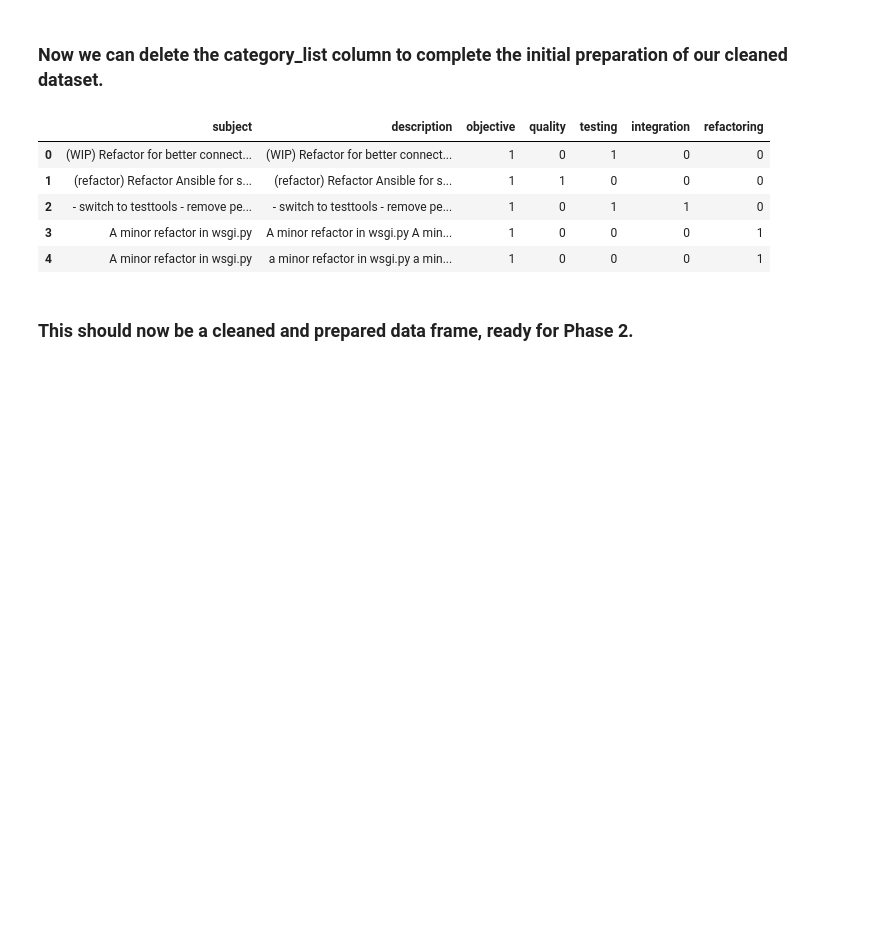
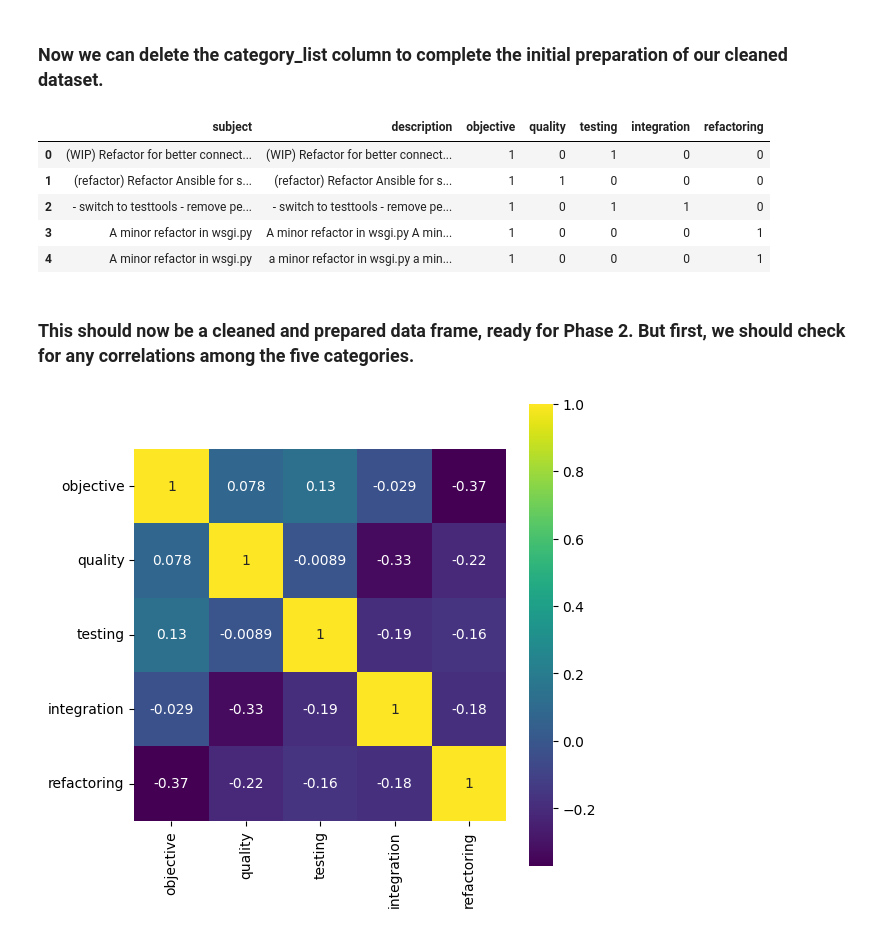
Before and after one commit to ggp6101/DSCI644_Group1, a Jupyter notebook: DSCI644_Notebook01.ipynb, the cells around one changed output. Drawn from its saved outputs; the diff is of its cells as text; code cells hidden in the pictures; blank space fills up the shorter version.

```diff
--- a/DSCI644_Notebook01.ipynb
+++ b/DSCI644_Notebook01.ipynb
@@ -153,5 +153,12 @@ cleaned_df.head()
 | 3 | A minor refactor in wsgi.py | A minor refactor in wsgi.py A min... | 1 | 0 | 0 | 0 | 1 |
 | 4 | A minor refactor in wsgi.py | a minor refactor in wsgi.py a min... | 1 | 0 | 0 | 0 | 1 |
 # %% [markdown]
-### This should now be a cleaned and prepared data frame, ready for Phase 2.
+### This should now be a cleaned and prepared data frame, ready for Phase 2. But first, we should check for any correlations among the five categories.
+# %%
+import seaborn as sns
+plt.figure(figsize = (6,6))
+sns.heatmap(cleaned_df[features].corr(), cmap='viridis', annot=True, square=True)
+plt.show()
+# %% [output]
+[figure, added]
 # %% [markdown]
```
Also changed, not shown: parts of 21 cells of this notebook.
